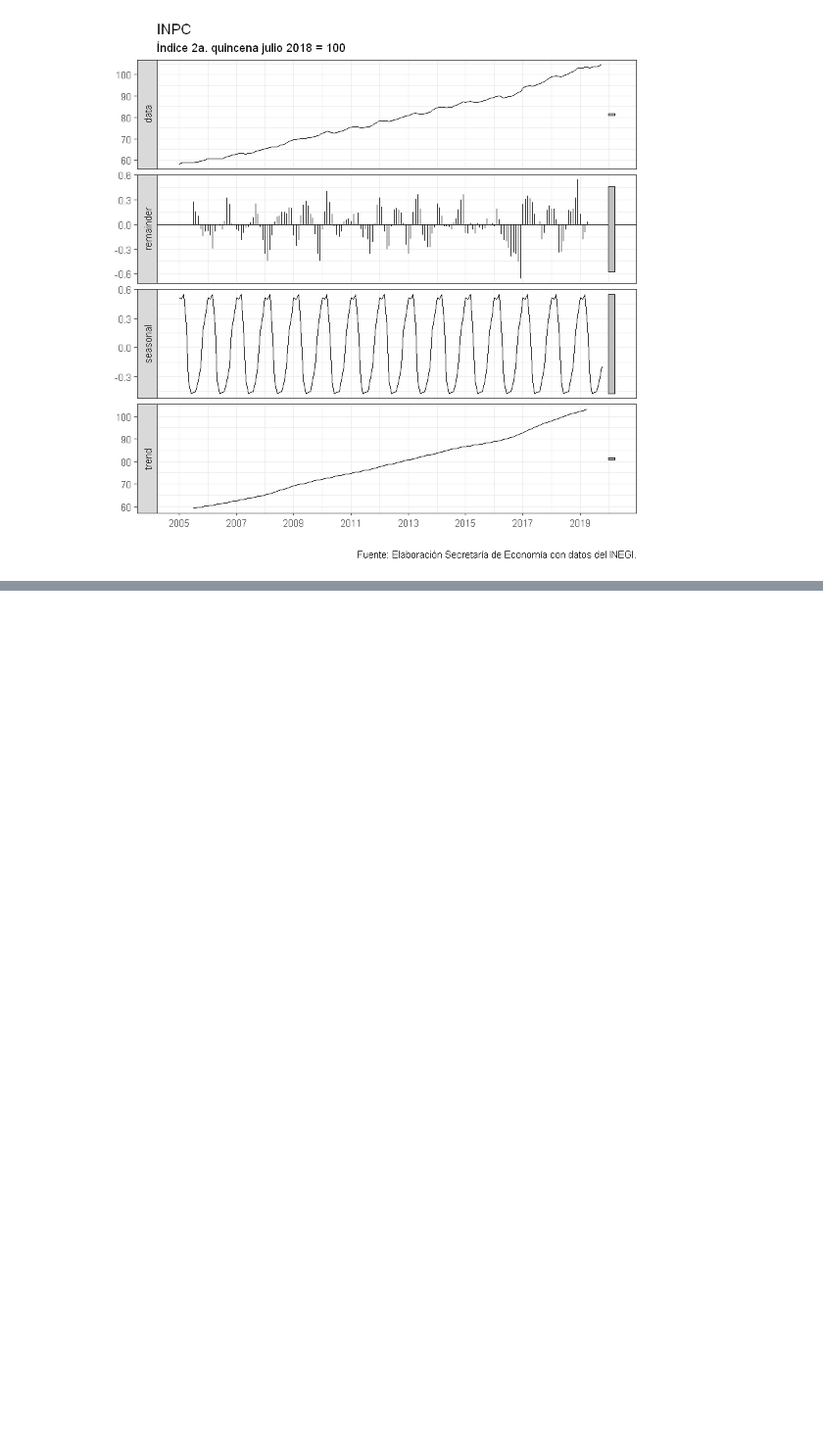
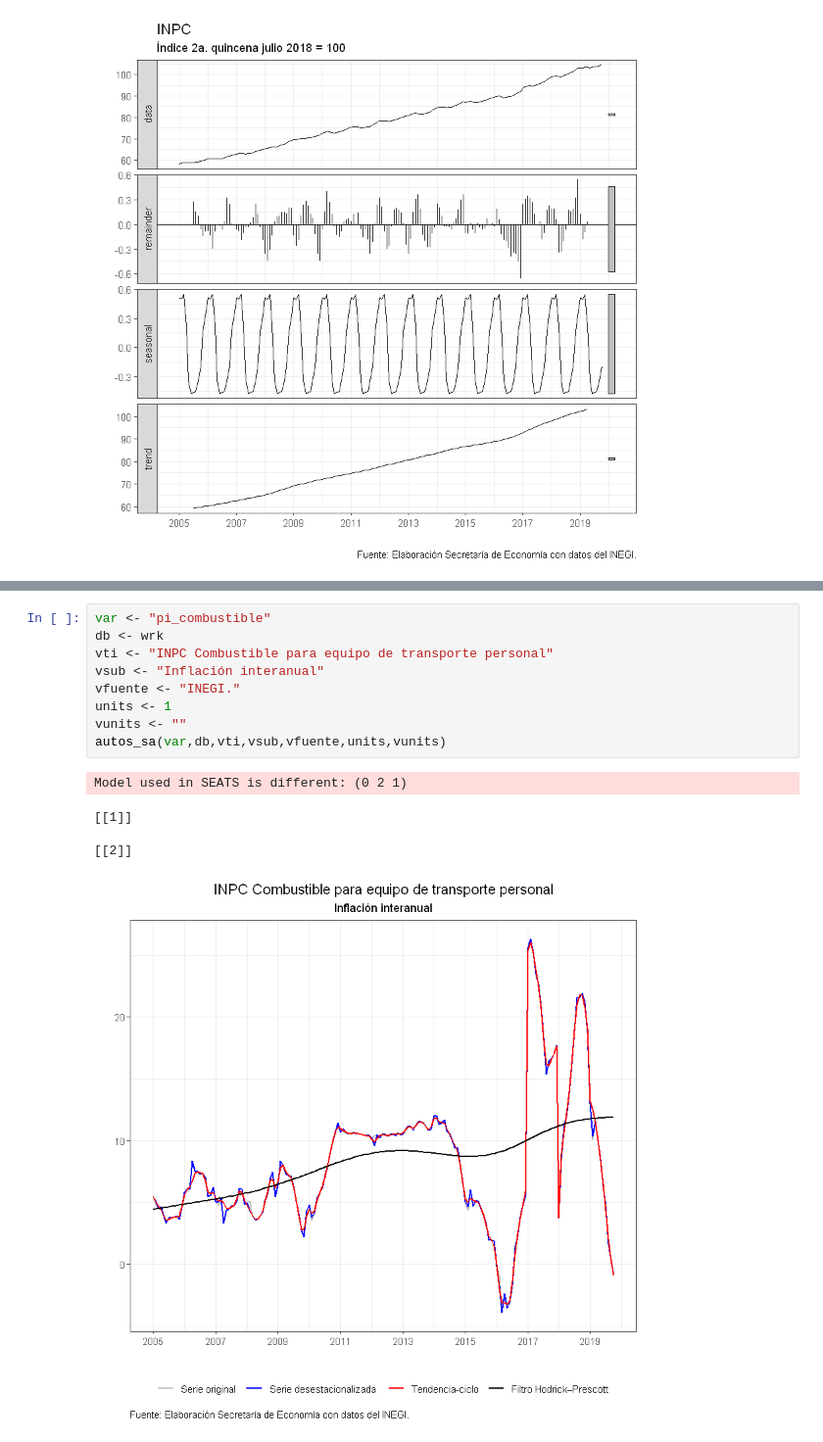
Before and after one commit to PedroJMA/dossier, a Jupyter notebook: jupyter/vehlig_sa.ipynb, the cells around one changed output, grey strips where cells are left out. Shown at 98% size. Drawn from its saved outputs; the diff is of its cells as text; blank space fills up the shorter version.

```diff
--- a/jupyter/vehlig_sa.ipynb
+++ b/jupyter/vehlig_sa.ipynb
@@ -742,0 +768,15 @@ autos_sa(var,db,vti,vsub,vfuente,units,vunits)
+# %%
+var <- "pi_combustible"
+db <- wrk
+vti <- "INPC Combustible para equipo de transporte personal"
+vsub <- "Inflación interanual"
+vfuente <- "INEGI."
+units <- 1
+vunits <- ""
+autos_sa(var,db,vti,vsub,vfuente,units,vunits)
+# %% [output]
+Model used in SEATS is different: (0 2 1)
+[[1]]
+
+[[2]]
+[figure, added]
```
Also changed, not shown: parts of 5 cells of this notebook, 26 other files.
